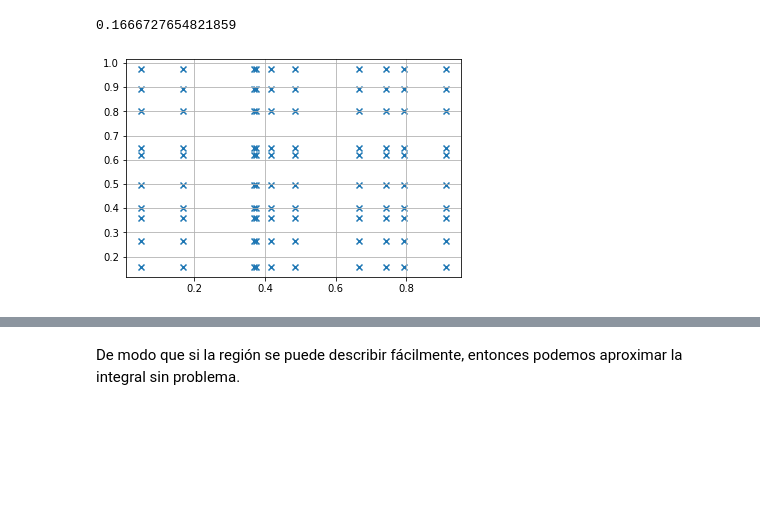
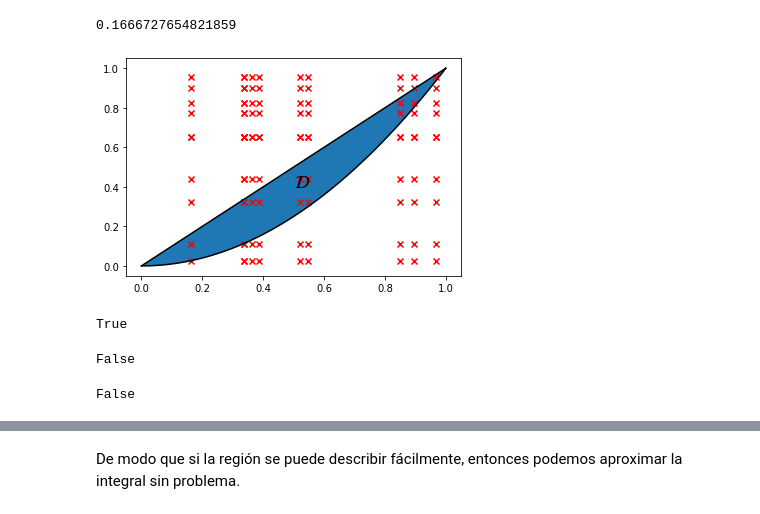
Before and after one commit to ChrisReyes57/SimMat-P2022, a Jupyter notebook: Montecarlo/IntegracionMontecarlo.ipynb, the cells around one changed output, grey strips where cells are left out. Drawn from its saved outputs; the diff is of its cells as text; code cells hidden in the pictures; blank space fills up the shorter version.

```diff
--- a/Montecarlo/IntegracionMontecarlo.ipynb
+++ b/Montecarlo/IntegracionMontecarlo.ipynb
@@ -280,8 +281,14 @@ plt.
 # %%
-u1=np.random.rand(10)
-u2=np.random.rand(10)
+plt.plot(x,f1(x),'k')
+plt.plot(x,f2(x),'k')
+plt.fill_between(x,f1(x),f2(x))
+plt.text(0.5,0.4,'$\mathcal{D}$',fontsize=18)
+plt.grid()
+
+u1=np.random.rand(10) # Puntos aleatorios en 'x'
+u2=np.random.rand(10) # Puntos aleatorios en 'y'
 U1,U2=np.meshgrid(u1,u2)
-plt.scatter(U1,U2,marker='x')
+plt.scatter(U1,U2,marker='x',c='r')
 plt.grid()
 # %% [output]
-[figure, old version]
+[figure, new version]
@@ -287,0 +300,12 @@ plt.grid()
+# %%
+bernoulli(0.5,0.3)
+# %% [output]
+True
+# %%
+bernoulli(0.8,0.2)
+# %% [output]
+False
+# %%
+bernoulli(0.2,0.6)
+# %% [output]
+False
```
Also changed, not shown: parts of 20 cells of this notebook.
